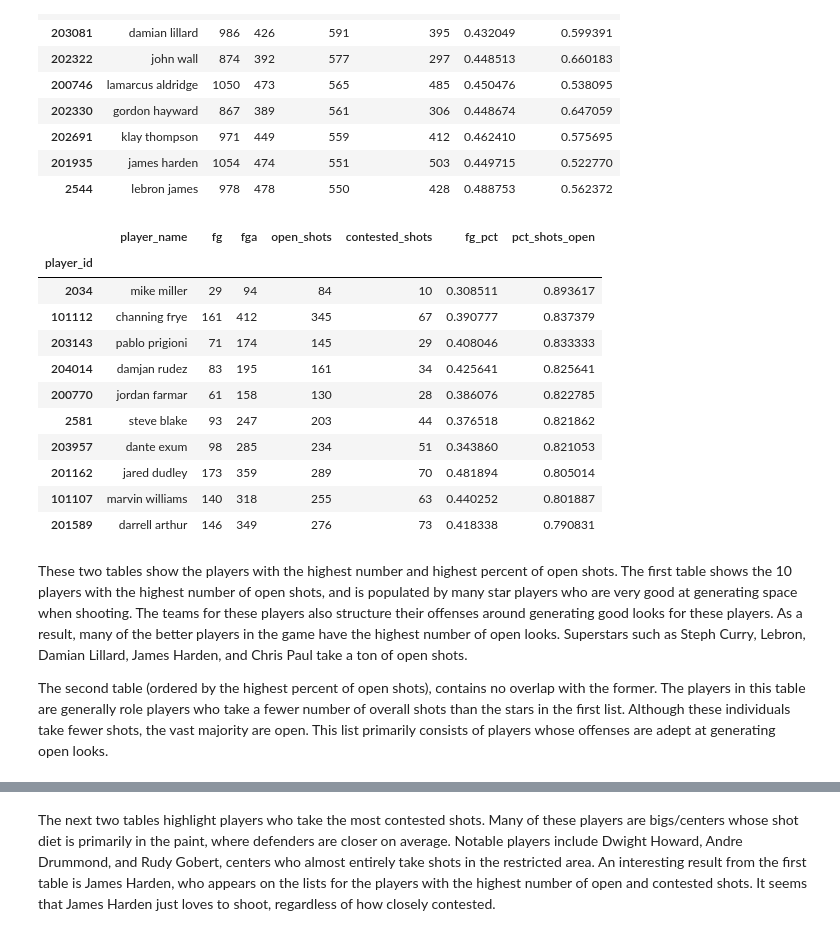
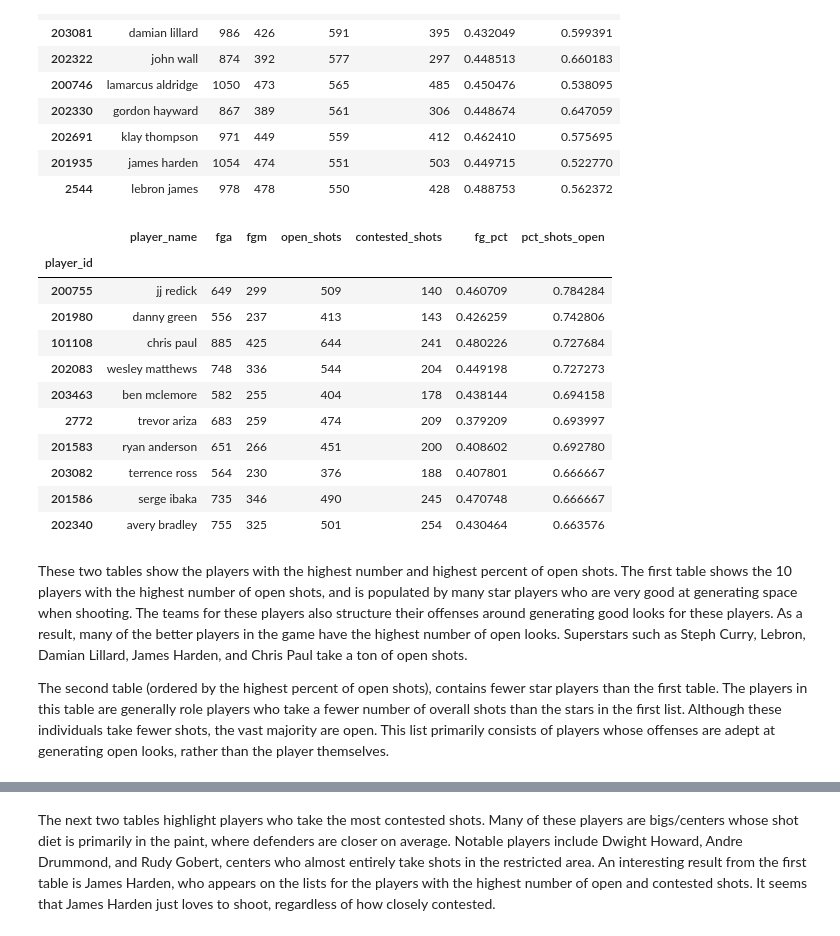
Before and after one commit to RyleeBuchert/Open-Shot, a Jupyter notebook: notebooks/open-shots-players.ipynb, the cells around one changed output, grey strips where cells are left out. Drawn from its saved outputs; the diff is of its cells as text; code cells hidden in the pictures.

```diff
--- a/notebooks/open-shots-players.ipynb
+++ b/notebooks/open-shots-players.ipynb
@@ -38,25 +38,25 @@ shooter_summary.sort_values(by='open_shots', ascending=False).head(10)
 | 201935 | james harden | 1054 | 474 | 551 | 503 | 0.449715 | 0.522770 |
 | 2544 | lebron james | 978 | 478 | 550 | 428 | 0.488753 | 0.562372 |
 # %%
-# Top 10 players by percent of shots that are open
-shooter_summary.sort_values(by='pct_shots_open', ascending=False).head(10)
+# Top 10 players (with 500 fga) by percent of shots that are open
+shooter_summary[shooter_summary['fga'] > 500].sort_values(by='pct_shots_open', ascending=False).head(10)
 # %% [output]
-|  | player_name | fg | fga | open_shots | contested_shots | fg_pct | pct_shots_open |
+|  | player_name | fga | fgm | open_shots | contested_shots | fg_pct | pct_shots_open |
 | player_id |  |  |  |  |  |  |  |
-| 2034 | mike miller | 29 | 94 | 84 | 10 | 0.308511 | 0.893617 |
-| 101112 | channing frye | 161 | 412 | 345 | 67 | 0.390777 | 0.837379 |
-| 203143 | pablo prigioni | 71 | 174 | 145 | 29 | 0.408046 | 0.833333 |
-| 204014 | damjan rudez | 83 | 195 | 161 | 34 | 0.425641 | 0.825641 |
-| 200770 | jordan farmar | 61 | 158 | 130 | 28 | 0.386076 | 0.822785 |
-| 2581 | steve blake | 93 | 247 | 203 | 44 | 0.376518 | 0.821862 |
-| 203957 | dante exum | 98 | 285 | 234 | 51 | 0.343860 | 0.821053 |
-| 201162 | jared dudley | 173 | 359 | 289 | 70 | 0.481894 | 0.805014 |
-| 101107 | marvin williams | 140 | 318 | 255 | 63 | 0.440252 | 0.801887 |
-| 201589 | darrell arthur | 146 | 349 | 276 | 73 | 0.418338 | 0.790831 |
+| 200755 | jj redick | 649 | 299 | 509 | 140 | 0.460709 | 0.784284 |
+| 201980 | danny green | 556 | 237 | 413 | 143 | 0.426259 | 0.742806 |
+| 101108 | chris paul | 885 | 425 | 644 | 241 | 0.480226 | 0.727684 |
+| 202083 | wesley matthews | 748 | 336 | 544 | 204 | 0.449198 | 0.727273 |
+| 203463 | ben mclemore | 582 | 255 | 404 | 178 | 0.438144 | 0.694158 |
+| 2772 | trevor ariza | 683 | 259 | 474 | 209 | 0.379209 | 0.693997 |
+| 201583 | ryan anderson | 651 | 266 | 451 | 200 | 0.408602 | 0.692780 |
+| 203082 | terrence ross | 564 | 230 | 376 | 188 | 0.407801 | 0.666667 |
+| 201586 | serge ibaka | 735 | 346 | 490 | 245 | 0.470748 | 0.666667 |
+| 202340 | avery bradley | 755 | 325 | 501 | 254 | 0.430464 | 0.663576 |
 # %% [markdown]
 These two tables show the players with the highest number and highest percent of open shots. The first table shows the 10 players with the highest number of open shots, and is populated by many star players who are very good at generating space when shooting. The teams for these players also structure their offenses around generating good looks for these players. As a result, many of the better players in the game have the highest number of open looks. Superstars such as Steph Curry, Lebron, Damian Lillard, James Harden, and Chris Paul take a ton of open shots.
 
-The second table (ordered by the highest percent of open shots), contains no overlap with the former. The players in this table are generally role players who take a fewer number of overall shots than the stars in the first list. Although these individuals  take fewer shots, the vast majority are open. This list primarily consists of players whose offenses are adept at generating open looks.
+The second table (ordered by the highest percent of open shots), contains fewer star players than the first table. The players in this table are generally role players who take a fewer number of overall shots than the stars in the first list. Although these individuals take fewer shots, the vast majority are open. This list primarily consists of players whose offenses are adept at generating open looks, rather than the player themselves.
 # %%
 # Top 10 players by number of contested shots
 shooter_summary.sort_values(by='contested_shots', ascending=False).head(10)
```
Also changed, not shown: parts of 7 cells of this notebook, 4 other files.
